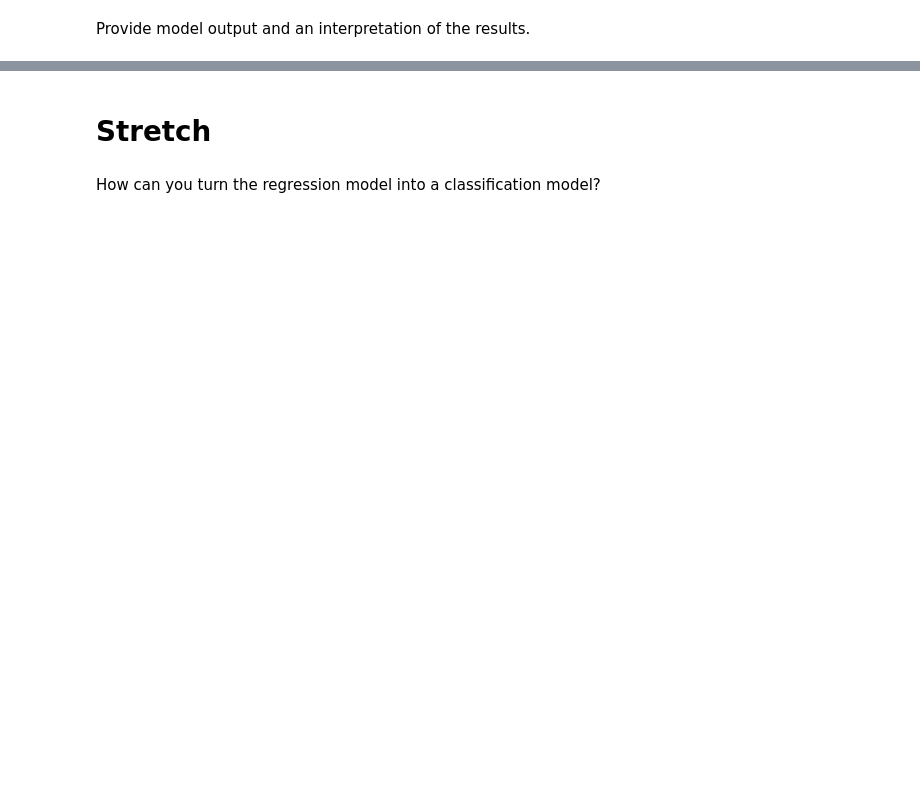
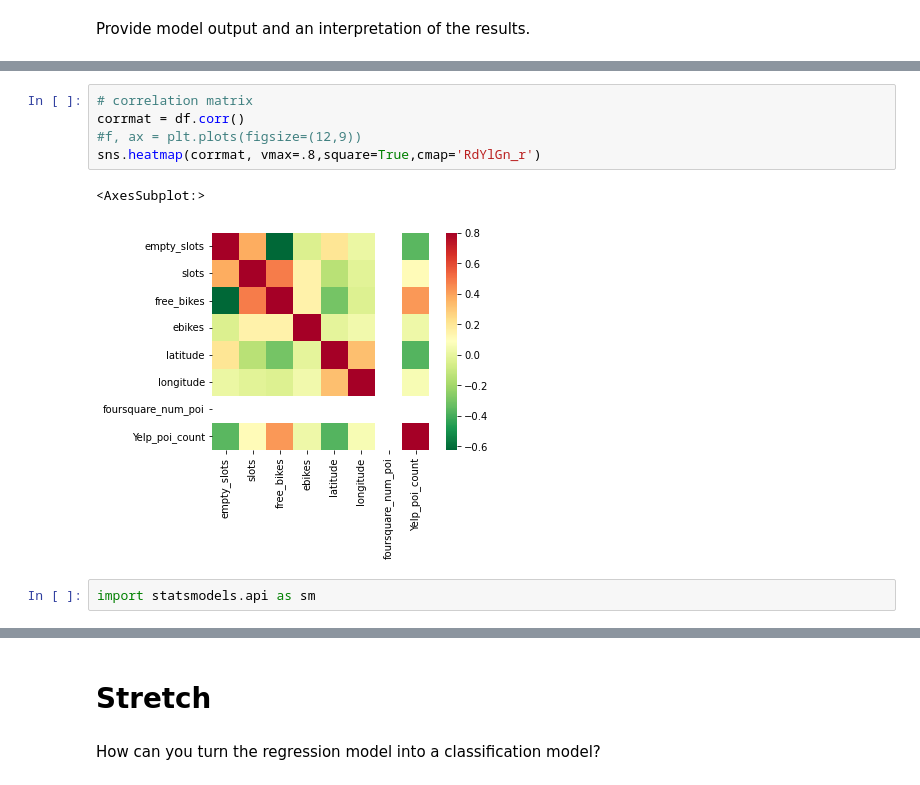
Before and after one commit to maybester/Statistical-Modelling-with-Python, a Jupyter notebook: notebooks/model_building.ipynb, the cells around one changed output, grey strips where cells are left out. Drawn from its saved outputs; the diff is of its cells as text; blank space fills up the shorter version.

```diff
--- a/notebooks/model_building.ipynb
+++ b/notebooks/model_building.ipynb
@@ -32,0 +116,10 @@ connection = create_connection("sm_app.sqlite")
+# %%
+# correlation matrix
+corrmat = df.corr()
+#f, ax = plt.plots(figsize=(12,9))
+sns.heatmap(corrmat, vmax=.8,square=True,cmap='RdYlGn_r')
+# %% [output]
+<AxesSubplot:>
+[figure, added]
+# %%
+import statsmodels.api as sm
```
Also changed, not shown: parts of 18 cells of this notebook.
